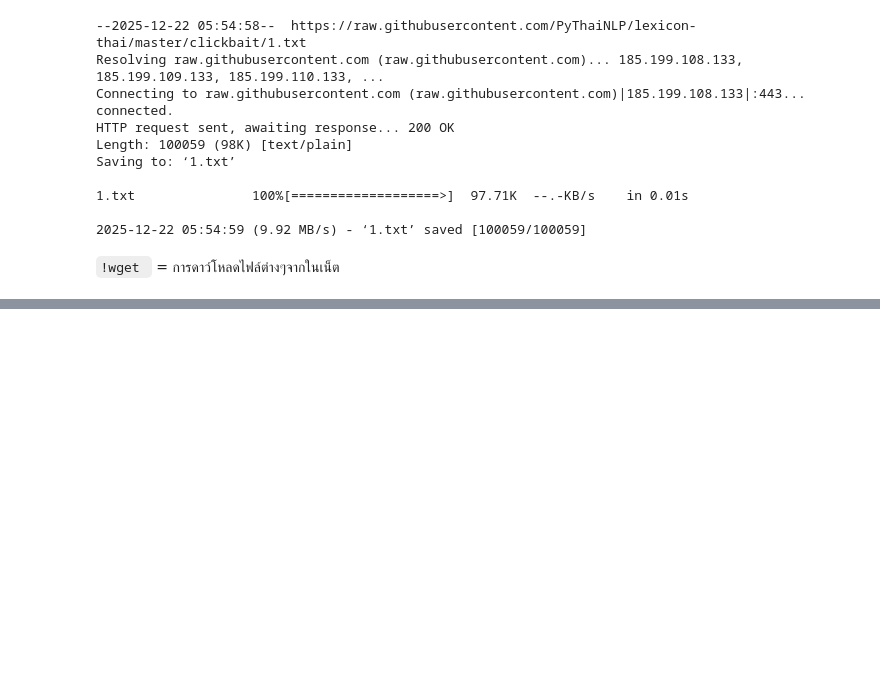
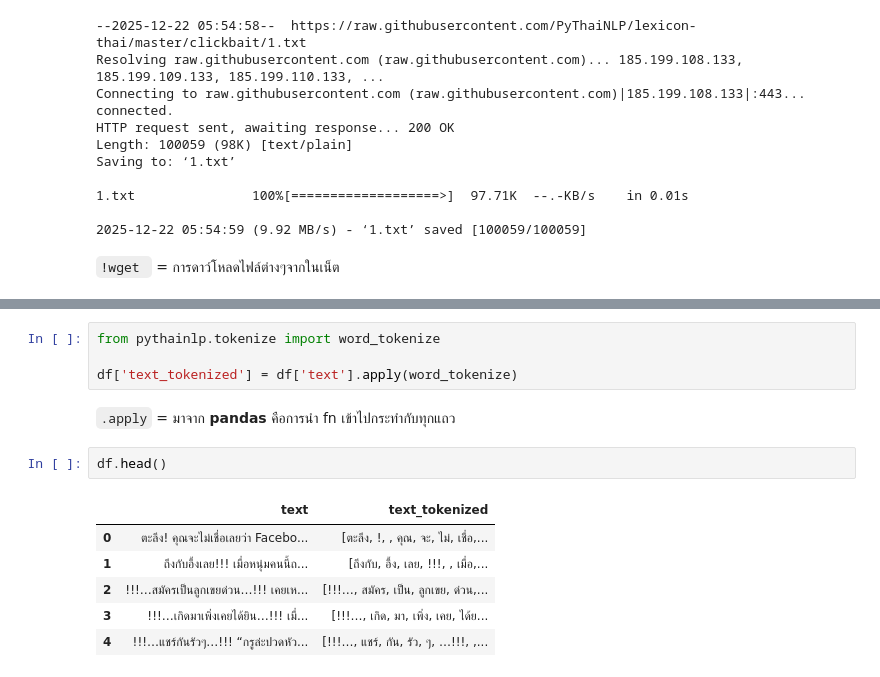
Before and after one commit to Napawan2005/FutureSkill, a Jupyter notebook: NLP_chapter2.ipynb, the cells around one changed output, grey strips where cells are left out. Cells and saved outputs as stored; diff of their text form; blank space fills up the shorter version.

```diff
--- a/NLP_chapter2.ipynb
+++ b/NLP_chapter2.ipynb
@@ -17,0 +80,15 @@ Saving to: ‘1.txt’
+# %%
+from pythainlp.tokenize import word_tokenize
+
+df['text_tokenized'] = df['text'].apply(word_tokenize)
+# %% [markdown]
+`.apply` = มาจาก **pandas** คือการนำ fn เข้าไปกระทำกับทุกแถว
+# %%
+df.head()
+# %% [output]
+|  | text | text_tokenized |
+| 0 | ตะลึง! คุณจะไม่เชื่อเลยว่า Facebo... | [ตะลึง, !, , คุณ, จะ, ไม่, เชื่อ,... |
+| 1 | ถึงกับอึ้งเลย!!! เมื่อหนุ่มคนนี้ถ... | [ถึงกับ, อึ้ง, เลย, !!!, , เมื่อ,... |
+| 2 | !!!…สมัครเป็นลูกเขยด่วน…!!! เคยเห... | [!!!…, สมัคร, เป็น, ลูกเขย, ด่วน,... |
+| 3 | !!!…เกิดมาเพิ่งเคยได้ยิน…!!! เมื่... | [!!!…, เกิด, มา, เพิ่ง, เคย, ได้ย... |
+| 4 | !!!…แชร์กันรัวๆ…!!! “กรูล่ะปวดหัว... | [!!!…, แชร์, กัน, รัว, ๆ, …!!!, ,... |
```
Also changed, not shown: parts of 8 cells of this notebook.
